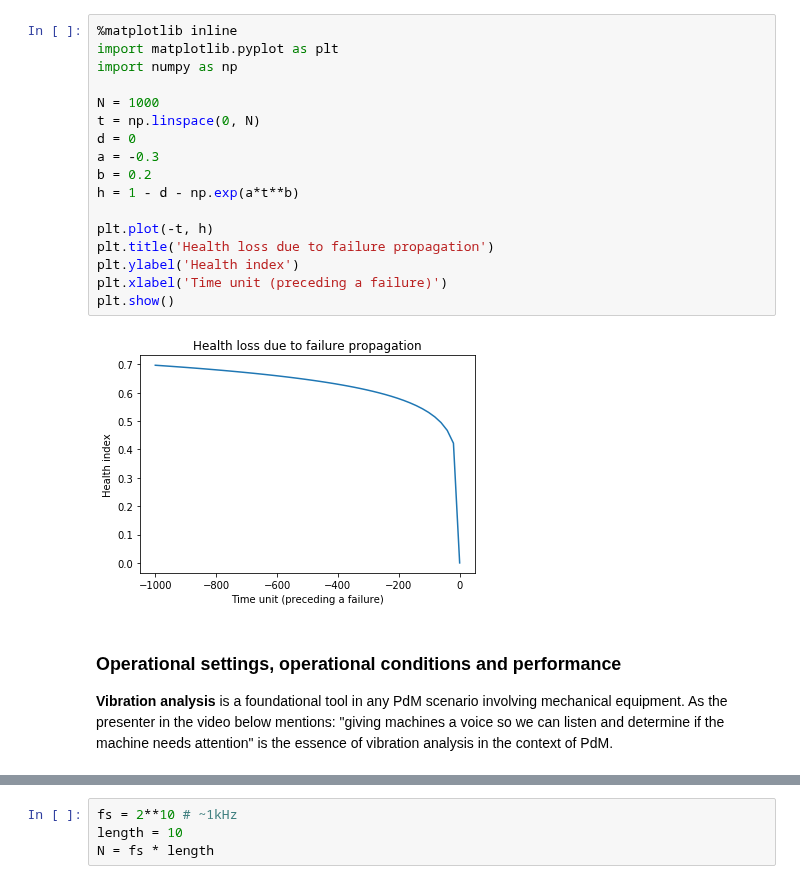
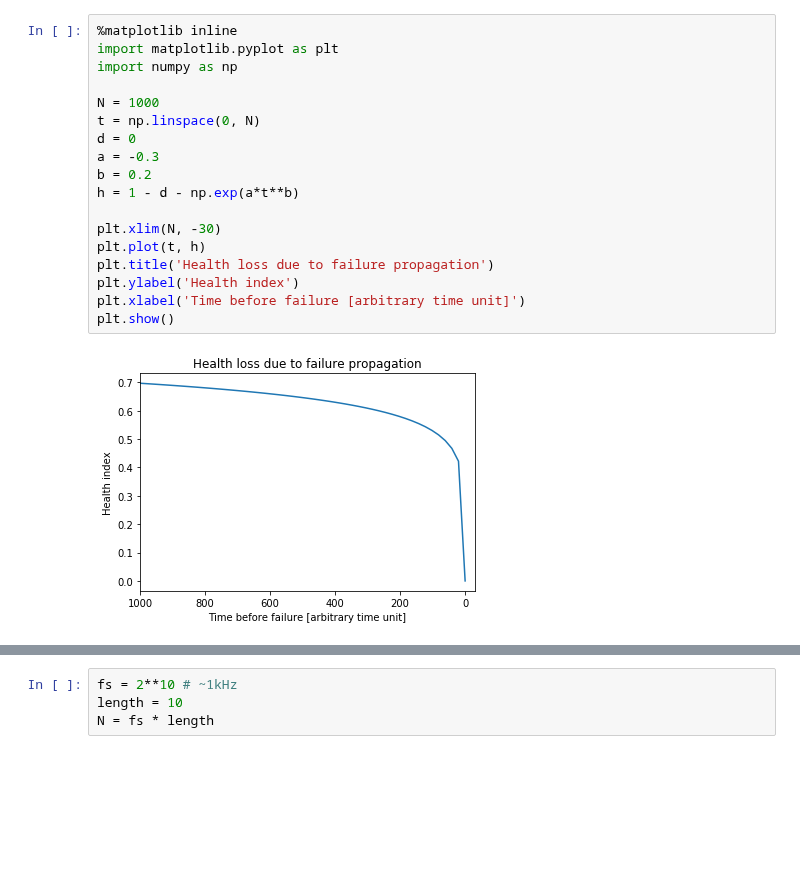
Before and after one commit to Azure/AI-PredictiveMaintenance, a Jupyter notebook: src/AML/Notebooks/DataGeneration.ipynb, the cells around one changed output, grey strips where cells are left out. Saved outputs shown, nothing was run; the diff lists cells and outputs as text; blank space fills up the shorter version.

Commit message:
operational settings section

```diff
--- a/src/AML/Notebooks/DataGeneration.ipynb
+++ b/src/AML/Notebooks/DataGeneration.ipynb
@@ -61,25 +65,20 @@ Below is an example trajectory of health loss with its characteristic incresingl
 # %%
 %matplotlib inline
 import matplotlib.pyplot as plt
 import numpy as np
 
 N = 1000
 t = np.linspace(0, N)
 d = 0
 a = -0.3
 b = 0.2
 h = 1 - d - np.exp(a*t**b)
 
-plt.plot(-t, h)
+plt.xlim(N, -30)
+plt.plot(t, h)
 plt.title('Health loss due to failure propagation')
 plt.ylabel('Health index')
-plt.xlabel('Time unit (preceding a failure)')
+plt.xlabel('Time before failure [arbitrary time unit]')
 plt.show()
 # %% [output]
-[figure, old version]
+[figure, new version]
-# %% [markdown]
-### Operational settings, operational conditions and performance
-
-
-
-**Vibration analysis** is a foundational tool in any PdM scenario involving mechanical equipment. As the presenter in the video below mentions: "giving machines a voice so we can listen and determine if the machine needs attention" is the essence of vibration analysis in the context of PdM.
```
Also changed, not shown: parts of 10 cells of this notebook.
